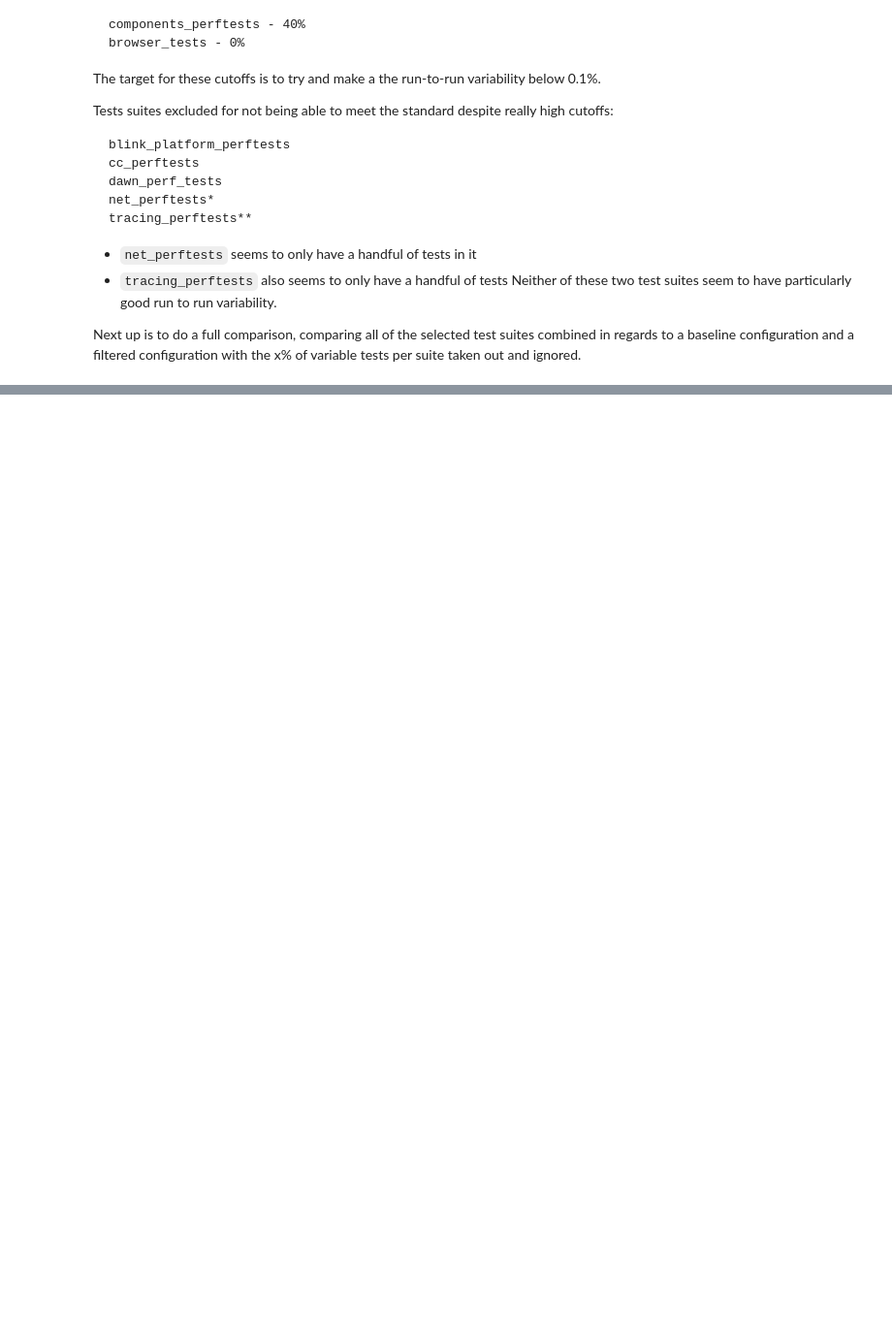
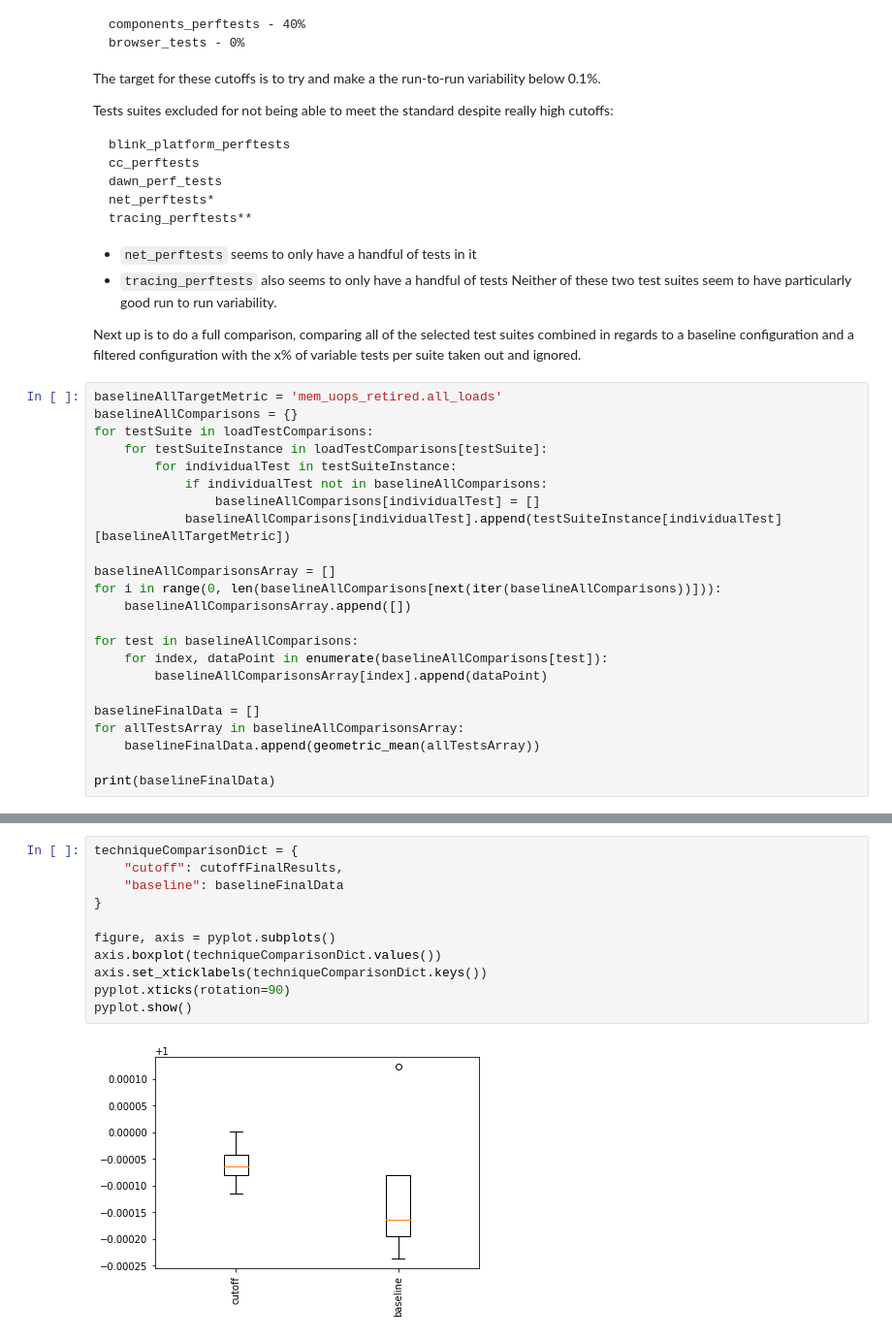
Before and after one commit to boomanaiden154/gsoc2022-notes, a Jupyter notebook: july/3/analysis1.ipynb, the cells around one changed output, grey strips where cells are left out. Shown: that part at 97% size. Cells and saved outputs as stored; diff of their text form; blank space fills up the shorter version.

Commit message:
Finished up data analysis

```diff
--- a/july/3/analysis1.ipynb
+++ b/july/3/analysis1.ipynb
@@ -174,3 +174,26 @@ tracing_perftests**
 Neither of these two test suites seem to have particularly good run to run variability.
 
 Next up is to do a full comparison, comparing all of the selected test suites combined in regards to a baseline configuration and a filtered configuration with the x% of variable tests per suite taken out and ignored.
+# %%
+baselineAllTargetMetric = 'mem_uops_retired.all_loads'
+baselineAllComparisons = {}
+for testSuite in loadTestComparisons:
+    for testSuiteInstance in loadTestComparisons[testSuite]:
+        for individualTest in testSuiteInstance:
+            if individualTest not in baselineAllComparisons:
+                baselineAllComparisons[individualTest] = []
+            baselineAllComparisons[individualTest].append(testSuiteInstance[individualTest][baselineAllTargetMetric])
+
+baselineAllComparisonsArray = []
+for i in range(0, len(baselineAllComparisons[next(iter(baselineAllComparisons))])):
+    baselineAllComparisonsArray.append([])
+
+for test in baselineAllComparisons:
+    for index, dataPoint in enumerate(baselineAllComparisons[test]):
+        baselineAllComparisonsArray[index].append(dataPoint)
+
+baselineFinalData = []
+for allTestsArray in baselineAllComparisonsArray:
+    baselineFinalData.append(geometric_mean(allTestsArray))
+
+print(baselineFinalData)
@@ -176,0 +275,13 @@ Next up is to do a full comparison, comparing all of the selected test suites co
+# %%
+techniqueComparisonDict = {
+    "cutoff": cutoffFinalResults,
+    "baseline": baselineFinalData
+}
+
+figure, axis = pyplot.subplots()
+axis.boxplot(techniqueComparisonDict.values())
+axis.set_xticklabels(techniqueComparisonDict.keys())
+pyplot.xticks(rotation=90)
+pyplot.show()
+# %% [output]
+[figure, added]
```
Also changed, not shown: parts of 6 cells of this notebook.
